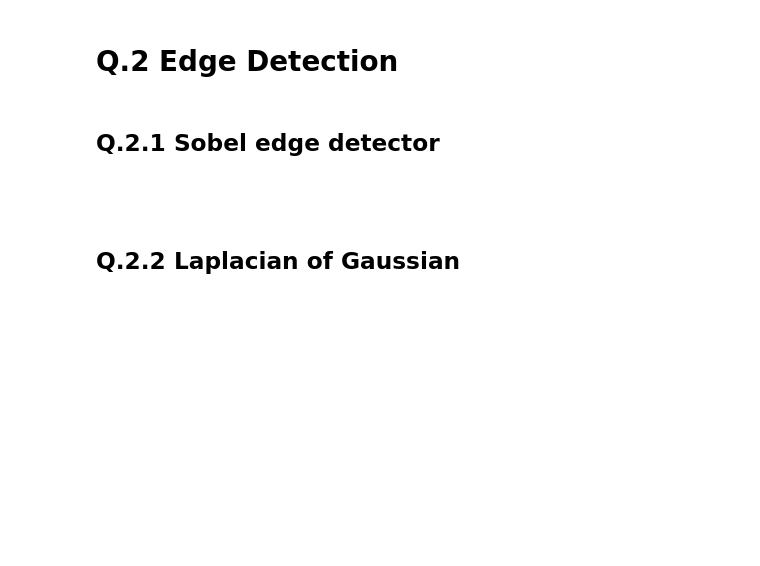
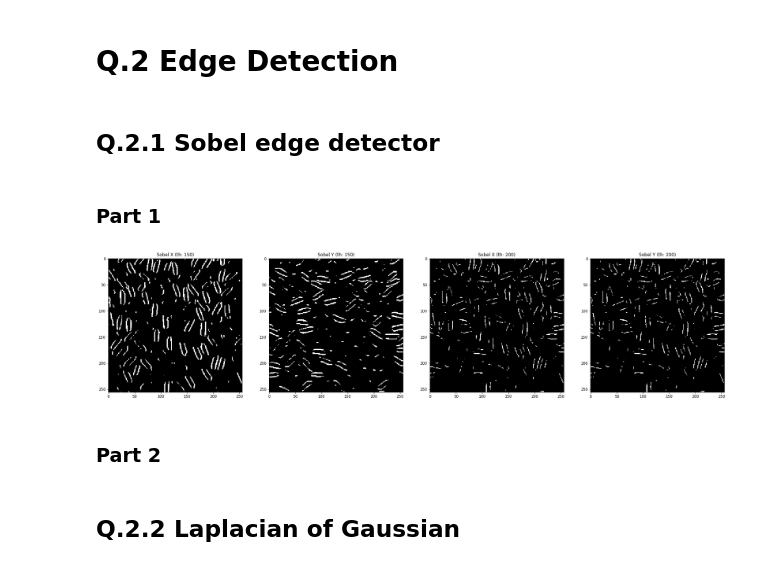
Before and after one commit to tristantoupin/ECSE415-ComputerVision, a Jupyter notebook: 1_assignment/notebooks/Q.2.ipynb, the cells around one changed output. Cells and saved outputs as stored; diff of their text form; code cells hidden in the pictures; blank space fills up the shorter version.

Commit message:
q2 in progress, sobel filter on, time to eat

```diff
--- a/1_assignment/notebooks/Q.2.ipynb
+++ b/1_assignment/notebooks/Q.2.ipynb
@@ -10,13 +7,35 @@ file_sharp = 'peppers.png'
 file_rice = 'rice.png'
 # %%
-def print_images(list_of_images):
-    fig, ax = plt.subplots(1, len(list_of_images), figsize=(20,20))
+def print_images(list_of_images, size = 20):
+    fig, ax = plt.subplots(1, len(list_of_images), figsize=(size,size))
     for i, (img,name) in enumerate(list_of_images):
         ax[i].set_title(str(name))
         ax[i].imshow(img);
+
+def sharpen_img(image, blur):
+    return image + (image - blur)
 # %% [markdown]
 # Q.2 Edge Detection
 # %% [markdown]
 ## Q.2.1 Sobel edge detector
 # %% [markdown]
-###
+### Part 1
+# %%
+img_rice = cv2.imread(data_path + file_rice)
+
+# Using cv2.CV_64F datatype
+sobelx = np.uint8(np.absolute(cv2.Sobel(img_rice, cv2.CV_64F, 1, 0, ksize=3)))
+sobely = np.uint8(np.absolute(cv2.Sobel(img_rice, cv2.CV_64F, 0, 1, ksize=3)))
+
+# Apply threshold
+ret,thresh150_x = cv2.threshold(sobelx, 150, 255, cv2.THRESH_BINARY)
+ret,thresh150_y = cv2.threshold(sobely, 150, 255, cv2.THRESH_BINARY)
+ret,thresh200_x = cv2.threshold(sobelx, 200, 255, cv2.THRESH_BINARY)
+ret,thresh200_y = cv2.threshold(sobely, 200, 255, cv2.THRESH_BINARY)
+thresh200 = thresh200_x + thresh200_y
+print_images([(thresh150_x, 'Sobel X (th: 150)'),
+              (thresh150_y, 'Sobel Y (th: 150)'),
+              (thresh200, 'Sobel X (th: 200)'),
+              (thresh200, 'Sobel Y (th: 200)')], 30)
+# %% [output]
+[figure, added]
@@ -23,2 +60,4 @@ def print_images(list_of_images):
+# %% [markdown]
+### Part 2
 # %% [markdown]
 ## Q.2.2 Laplacian of Gaussian
```
Also changed, not shown: parts of 2 cells of this notebook.
